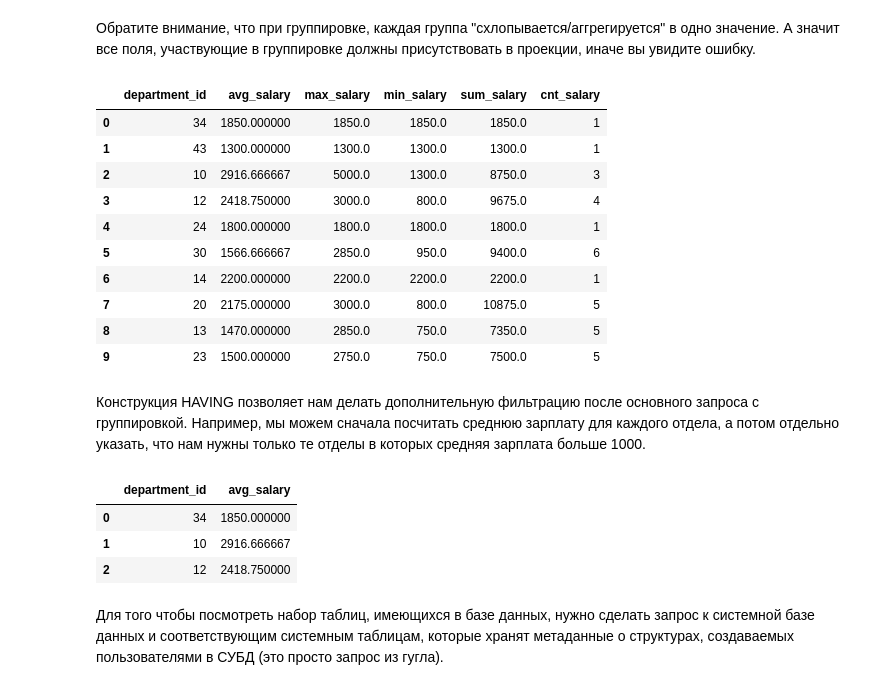
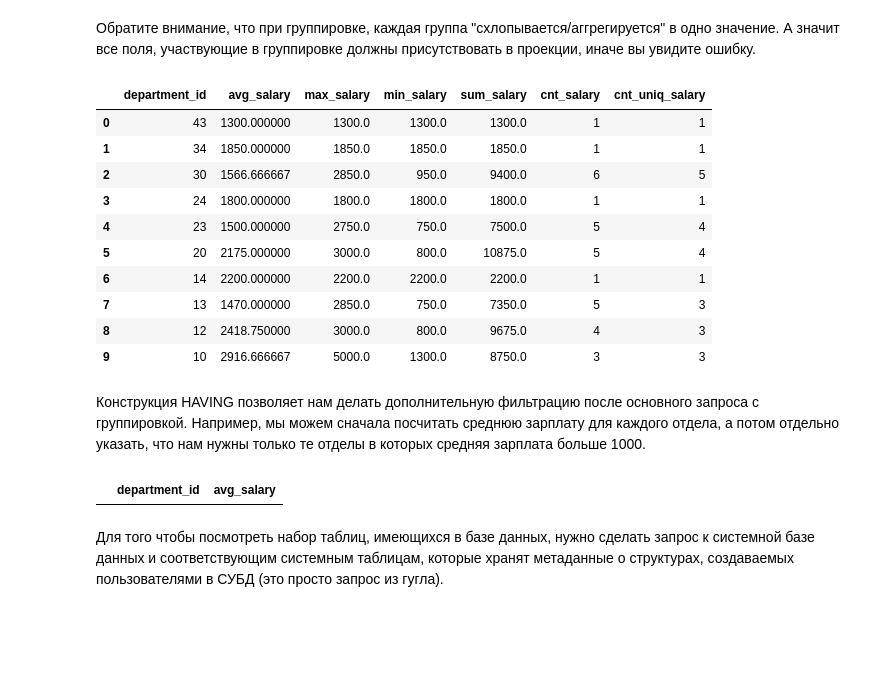
Before and after one commit to Ed00107/sbd1, a Jupyter notebook: Ноутбук_к_занятию_1.ipynb, the cells around one changed output. Saved outputs shown, nothing was run; the diff lists cells and outputs as text; code cells hidden in the pictures; blank space fills up the shorter version.

```diff
--- a/Ноутбук_к_занятию_1.ipynb
+++ b/Ноутбук_к_занятию_1.ipynb
@@ -350,27 +351,30 @@ WHERE  last_name LIKE '___e%'
 Обратите внимание, что при группировке, каждая группа "схлопывается/аггрегируется" в одно значение. А значит все поля, участвующие в группировке должны присутствовать в проекции, иначе вы увидите ошибку.
 # %%
 pd.read_sql_query("""
-SELECT department_id,
+SELECT --salary, department_id
+department_id,
        Avg(salary)   AS avg_salary,
        Max(salary)   AS max_salary,
        Min(salary)   AS min_salary,
        Sum(salary)   AS sum_salary,
-       Count(salary) AS cnt_salary
+       Count(salary) AS cnt_salary,
+        Count(distinct salary) AS cnt_uniq_salary
 FROM  da.employee
 GROUP  BY department_id
+order by department_id desc
 """, conn)
 # %% [output]
-|  | department_id | avg_salary | max_salary | min_salary | sum_salary | cnt_salary |
-| 0 | 34 | 1850.000000 | 1850.0 | 1850.0 | 1850.0 | 1 |
-| 1 | 43 | 1300.000000 | 1300.0 | 1300.0 | 1300.0 | 1 |
-| 2 | 10 | 2916.666667 | 5000.0 | 1300.0 | 8750.0 | 3 |
-| 3 | 12 | 2418.750000 | 3000.0 | 800.0 | 9675.0 | 4 |
-| 4 | 24 | 1800.000000 | 1800.0 | 1800.0 | 1800.0 | 1 |
-| 5 | 30 | 1566.666667 | 2850.0 | 950.0 | 9400.0 | 6 |
-| 6 | 14 | 2200.000000 | 2200.0 | 2200.0 | 2200.0 | 1 |
-| 7 | 20 | 2175.000000 | 3000.0 | 800.0 | 10875.0 | 5 |
-| 8 | 13 | 1470.000000 | 2850.0 | 750.0 | 7350.0 | 5 |
-| 9 | 23 | 1500.000000 | 2750.0 | 750.0 | 7500.0 | 5 |
+|  | department_id | avg_salary | max_salary | min_salary | sum_salary | cnt_salary | cnt_uniq_salary |
+| 0 | 43 | 1300.000000 | 1300.0 | 1300.0 | 1300.0 | 1 | 1 |
+| 1 | 34 | 1850.000000 | 1850.0 | 1850.0 | 1850.0 | 1 | 1 |
+| 2 | 30 | 1566.666667 | 2850.0 | 950.0 | 9400.0 | 6 | 5 |
+| 3 | 24 | 1800.000000 | 1800.0 | 1800.0 | 1800.0 | 1 | 1 |
+| 4 | 23 | 1500.000000 | 2750.0 | 750.0 | 7500.0 | 5 | 4 |
+| 5 | 20 | 2175.000000 | 3000.0 | 800.0 | 10875.0 | 5 | 4 |
+| 6 | 14 | 2200.000000 | 2200.0 | 2200.0 | 2200.0 | 1 | 1 |
+| 7 | 13 | 1470.000000 | 2850.0 | 750.0 | 7350.0 | 5 | 3 |
+| 8 | 12 | 2418.750000 | 3000.0 | 800.0 | 9675.0 | 4 | 3 |
+| 9 | 10 | 2916.666667 | 5000.0 | 1300.0 | 8750.0 | 3 | 3 |
 # %% [markdown]
 Конструкция HAVING позволяет нам делать дополнительную фильтрацию после основного запроса с группировкой. Например, мы можем сначала посчитать среднюю зарплату для каждого отдела, а потом отдельно указать, что нам нужны только те отделы в которых средняя зарплата больше 1000.
 # %%
@@ -380,13 +384,10 @@ SELECT department_id,
 FROM  da.employee
 GROUP  BY department_id
 HAVING Avg(salary) > 1500
-LIMIT  3
+limit 0
 """, conn)
 # %% [output]
 |  | department_id | avg_salary |
-| 0 | 34 | 1850.000000 |
-| 1 | 10 | 2916.666667 |
-| 2 | 12 | 2418.750000 |
 # %% [markdown]
 Для того чтобы посмотреть набор таблиц, имеющихся в базе данных, нужно сделать запрос к системной базе данных и соответствующим системным таблицам, которые хранят метаданные о структурах, создаваемых пользователями в СУБД (это просто запрос из гугла).
 # %%
```
Also changed, not shown: parts of 43 cells of this notebook.
